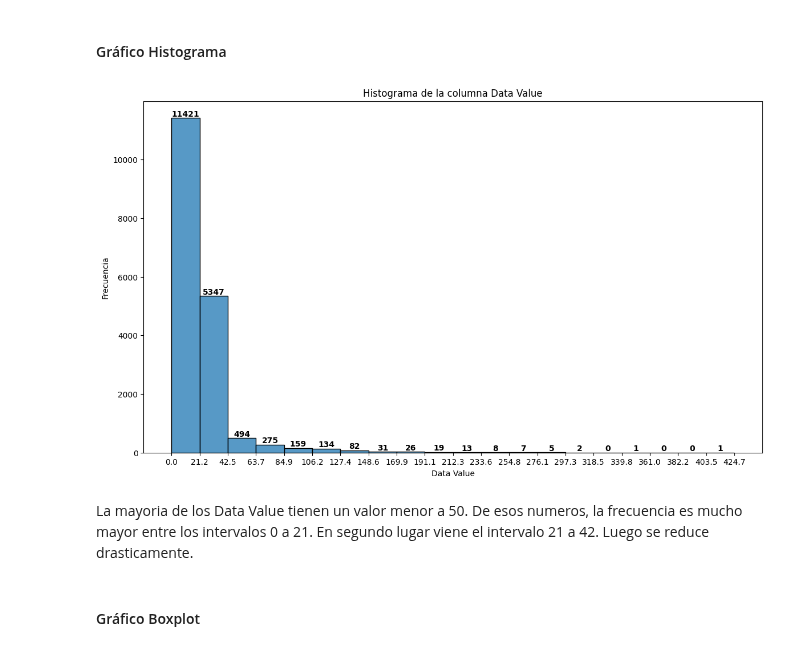
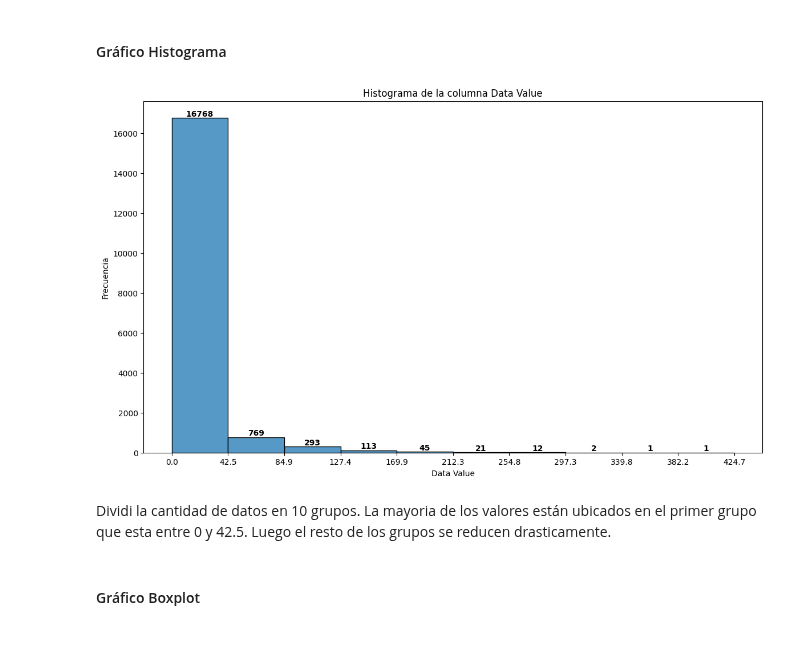
Before and after one commit to lmunozm1702/taxi_electrico_nyc, a Jupyter notebook: EDA/EDA-Calidad_de_Air_Quality.ipynb, the cells around one changed output. Cells and saved outputs as stored; diff of their text form; code cells hidden in the pictures.

```diff
--- a/EDA/EDA-Calidad_de_Air_Quality.ipynb
+++ b/EDA/EDA-Calidad_de_Air_Quality.ipynb
@@ -344,28 +344,28 @@ Limite Superior
 #### Gráfico Histograma
 # %%
 plt.figure(figsize=(14, 8))
-hist = sns.histplot(x=air_quality['Data Value'], bins=20)
+hist = sns.histplot(x=air_quality['Data Value'], bins=10)
 plt.title('Histograma de la columna Data Value')
 plt.xlabel('Data Value')
 plt.ylabel('Frecuencia')
 
 for patch in hist.patches:
     freq = int(patch.get_height())
 
     x = patch.get_x() + patch.get_width() / 2
     y = freq
 
     hist.annotate(f'{freq}', (x, y), ha='center', va='bottom', fontsize=10, fontweight='bold', color='black', rotation=0)
 
 bin_width = hist.patches[0].get_width()
 bin_edges = np.arange(0, bin_width * len(hist.patches) + 1, bin_width)
 plt.xticks(bin_edges)
 
 plt.show()
 # %% [output]
-[figure, old version]
+[figure, new version]
-# %% [markdown]
-La mayoria de los Data Value tienen un valor menor a 50. De esos numeros, la frecuencia es mucho mayor entre los intervalos 0 a 21. En segundo lugar viene el intervalo 21 a 42. Luego se reduce drasticamente.
+# %% [markdown]
+Dividi la cantidad de datos en 10 grupos. La mayoria de los valores están ubicados en el primer grupo que esta entre 0 y 42.5. Luego el resto de los grupos se reducen drasticamente.
 # %% [markdown]
 #### Gráfico Boxplot
 # %%
```
Also changed, not shown: parts of 4 cells of this notebook, 1 other file.
